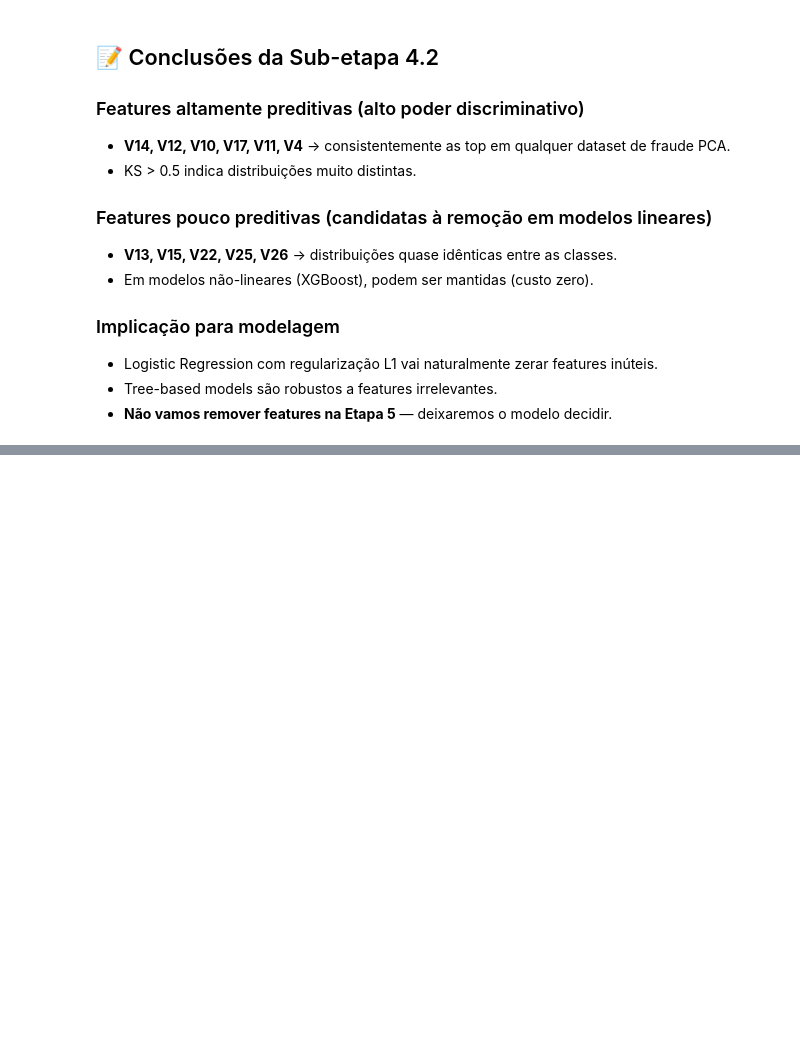
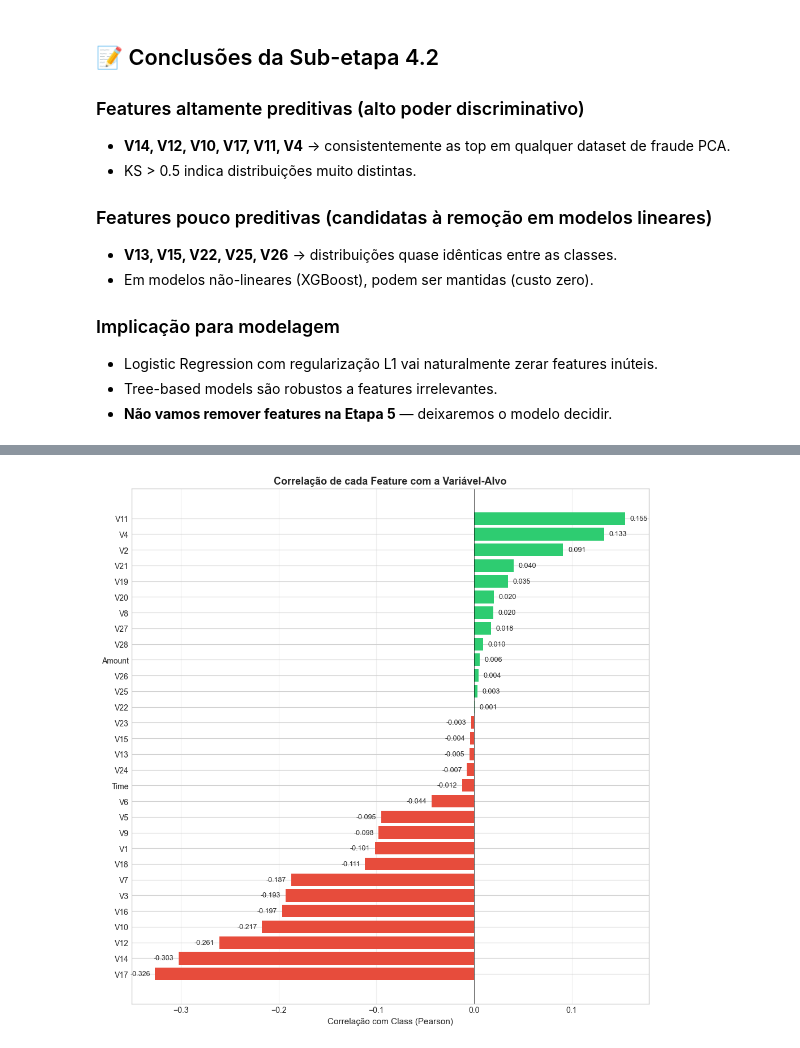
Before and after one commit to noamcoelho/fraud-detection-ml, a Jupyter notebook: notebooks/01_eda.ipynb, the cells around one changed output, grey strips where cells are left out. Saved outputs shown, nothing was run; the diff lists cells and outputs as text; code cells hidden in the pictures; blank space fills up the shorter version.

```diff
--- a/notebooks/01_eda.ipynb
+++ b/notebooks/01_eda.ipynb
@@ -311,0 +333,22 @@ plt.show()
+# %%
+# CORRELAÇÃO COM TARGET
+target_corr = df[corr_cols].corr()['Class'].drop('Class').sort_values()
+
+fig, ax = plt.subplots(figsize=(10, 10))
+colors = ['#e74c3c' if x < 0 else '#2ecc71' for x in target_corr.values]
+ax.barh(target_corr.index, target_corr.values, color=colors)
+ax.axvline(x=0, color='black', linewidth=0.5)
+ax.set_xlabel('Correlação com Class (Pearson)', fontsize=11)
+ax.set_title('Correlação de cada Feature com a Variável-Alvo',
+             fontsize=13, fontweight='bold')
+ax.grid(axis='x', alpha=0.3)
+
+# Anotar valores
+for i, v in enumerate(target_corr.values):
+    ax.text(v + (0.005 if v >= 0 else -0.005), i, f'{v:.3f}',
+            va='center', ha='left' if v >= 0 else 'right', fontsize=9)
+
+plt.tight_layout()
+plt.show()
+# %% [output]
+[figure, added]
```
Also changed, not shown: parts of 6 cells of this notebook.
